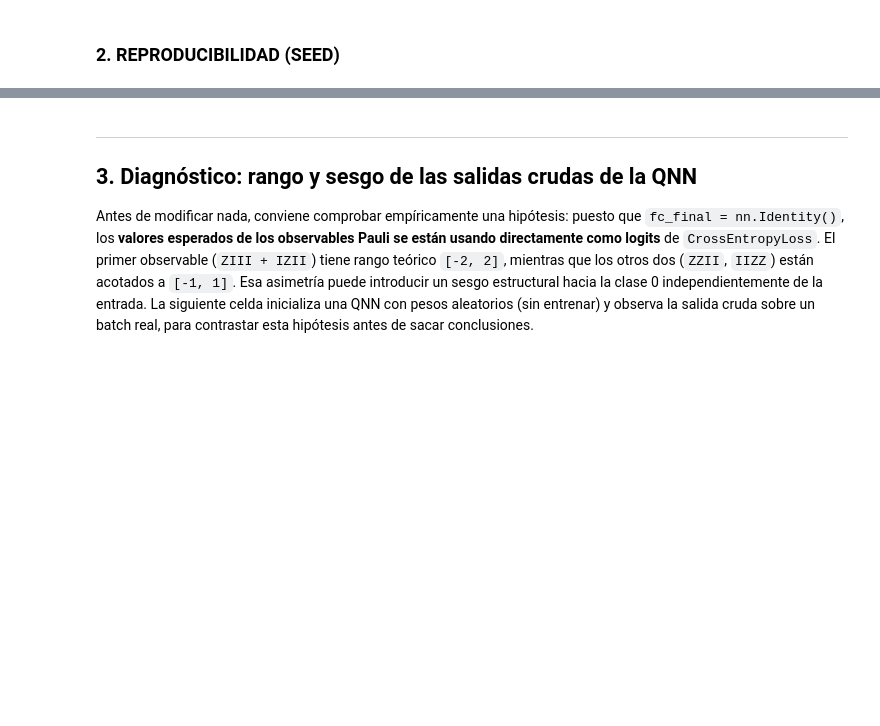
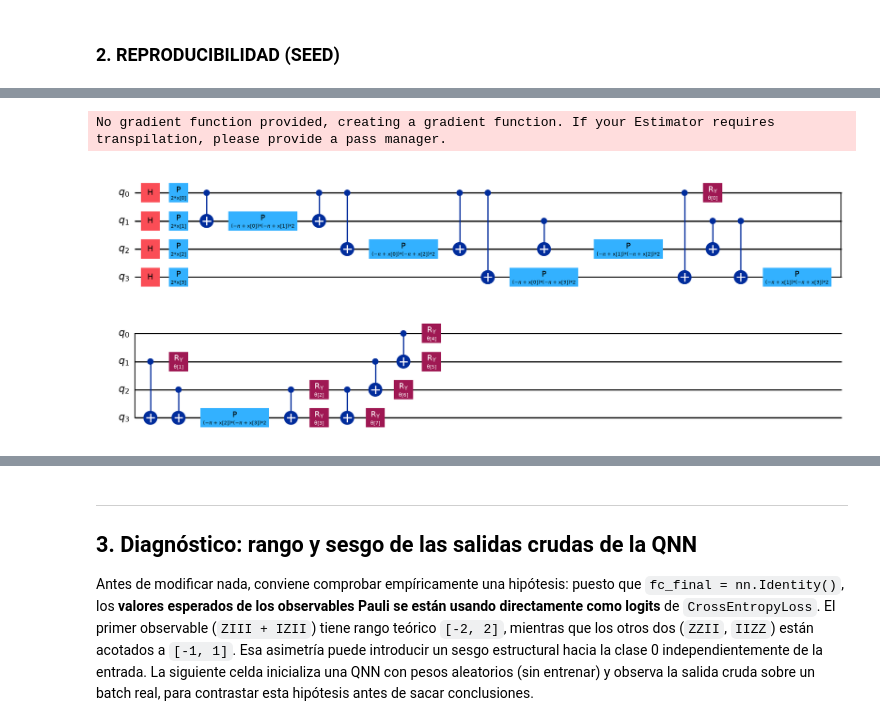
Before and after one commit to SERGI0HERREROS/mixed-noise-hybrid-qml, a Jupyter notebook: test-hcqnn/Hybrid CNN-QNN.ipynb, the cells around one changed output, grey strips where cells are left out. Cells and saved outputs as stored; diff of their text form; code cells hidden in the pictures; blank space fills up the shorter version.

Commit message:
new experiments with rmsprop

```diff
--- a/test-hcqnn/Hybrid CNN-QNN.ipynb
+++ b/test-hcqnn/Hybrid CNN-QNN.ipynb
@@ -226,55 +231,41 @@ from qiskit.quantum_info import Pauli, SparsePauliOp
 # from qiskit.circuit.library import ZZFeatureMap
 
 
-    # ExperimentConfig(
-    #     name="A4",
-    #     n_qubits=4,
-    #     feature_map="pauli",
-    #     ansatz="efficient_su2",
-    #     observable_mode="z_individual",
-    # ),
-
-# observables = [
-#     SparsePauliOp.from_list([("ZZII", 1.0)]),
-#     SparsePauliOp.from_list([("IZZI", 1.0)]),
-#     SparsePauliOp.from_list([("IIZZ", 1.0)]),
-#     # SparsePauliOp.from_list([("IIIZ", 1.0)]),
-# ]
-
-
 observables = [
-    # SparsePauliOp.from_list([("ZIII", 1.0), ("IZII", 1.0)]),
+    SparsePauliOp.from_list([("ZIII", 1.0), ("IZII", 1.0)]),
     SparsePauliOp.from_list([("ZZII", 1.0)]),
-    SparsePauliOp.from_list([("IZZI", 1.0)]),
     SparsePauliOp.from_list([("IIZZ", 1.0)])
 ] # mejor resultado
 
 estimator = Estimator()
 def create_qnn():
     #feature_map = pauli_feature_map(4, paulis=["X", "Y", "ZZ"], reps=1, entanglement="full")
     feature_map = zz_feature_map(4, entanglement="full", reps=1)
     # ansatz = efficient_su2(4, entanglement="reverse_linear", reps=1)
     ansatz = real_amplitudes(4, entanglement="reverse_linear", reps=1)
     qc = QuantumCircuit(4)
     qc.compose(feature_map, inplace=True)
     qc.compose(ansatz, inplace=True)
 
 
     # REMEMBER TO SET input_gradients=True FOR ENABLING HYBRID GRADIENT BACKPROP
     qnn = EstimatorQNN(
         circuit=qc,
         input_params=feature_map.parameters,
         weight_params=ansatz.parameters,
         input_gradients=True,
         estimator=estimator,
         observables=observables
     )
     return qnn
 
 
 qnn = create_qnn()
 
 qnn.circuit.draw("mpl")
+# %% [output]
+No gradient function provided, creating a gradient function. If your Estimator requires transpilation, please provide a pass manager.
+[figure, added]
 # %%
 class Net(nn.Module):
     def __init__(self, qnn):
```
Also changed, not shown: parts of 11 cells of this notebook, 4 other files.
